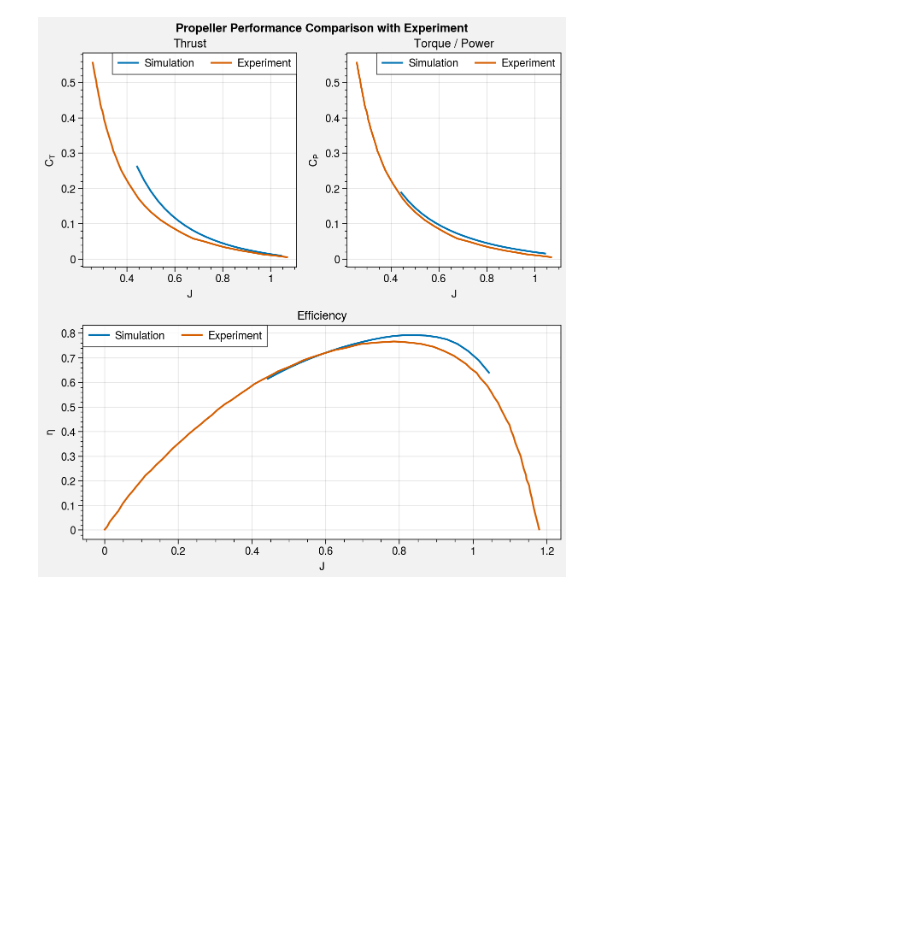
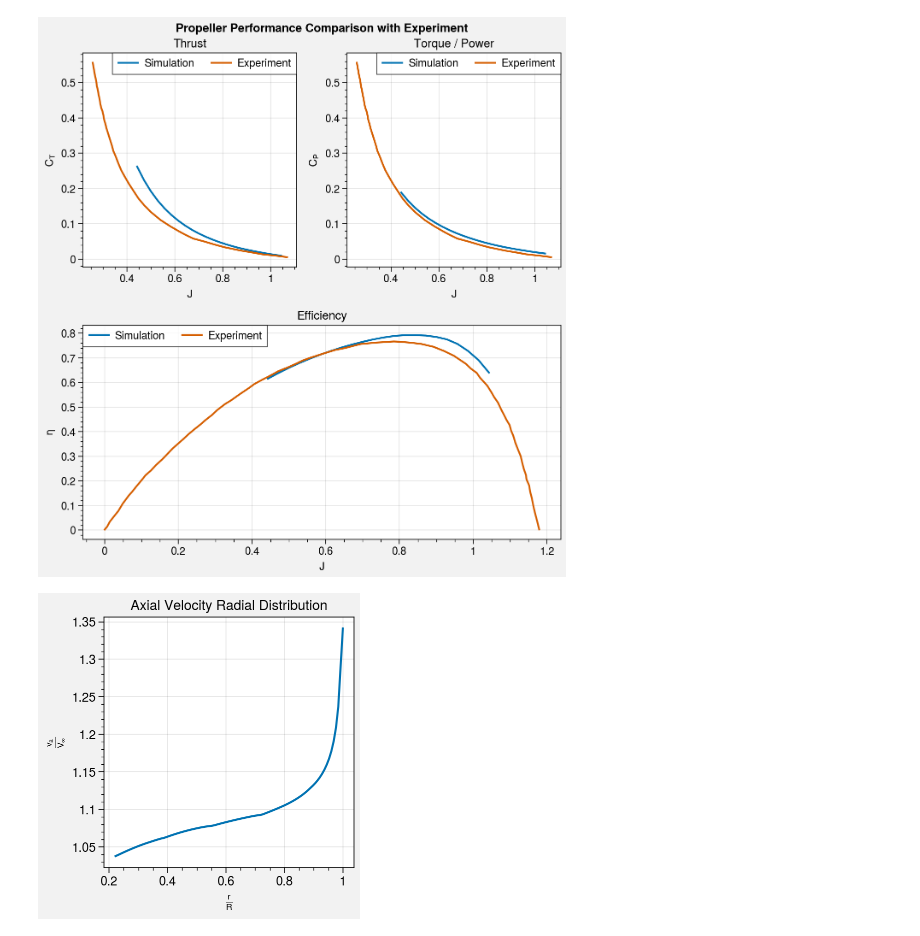
Before and after one commit to KikeM/propeller_study, a Jupyter notebook: notebooks/Comparison with experiments.ipynb, the cells around one changed output. Drawn from its saved outputs; the diff is of its cells as text; code cells hidden in the pictures; blank space fills up the shorter version.

Commit message:
ENH: Compute axial velocity distribution

```diff
--- a/notebooks/Comparison with experiments.ipynb
+++ b/notebooks/Comparison with experiments.ipynb
@@ -236,3 +236,27 @@ ax.legend(labels=["Simulation", "Experiment"], frame = True)
 fig.save("tst")
 # %% [output]
 [figure]
+# %%
+J = 0.6
+
+pi = np.pi
+
+_lambda = J / pi
+
+bem = pb.BladeElementMethod(
+    _lambda=_lambda, propeller=propeller, tip_loss=True, hub_loss=False
+)
+
+bem.solve()
+CT, CQ = bem.integrate_forces()
+CT = CT * (pi ** 3.0) / 4 / J ** 2.0
+CQ = CQ * (pi ** 4.0) / 4 / J ** 2.0
+# %%
+fig, axes = plot.subplots()
+axes.plot(bem.r_dist, bem.axial_velocity_radial_distribution)
+axes.format(xlabel = "$\\frac{r}{R}$",
+            ylabel = "$\\frac{v_a}{V_{\infty}}$",
+            title="Axial Velocity Radial Distribution")
+fig.save("loading_distribution")
+# %% [output]
+[figure, added]
```
Also changed, not shown: 1 other file.
